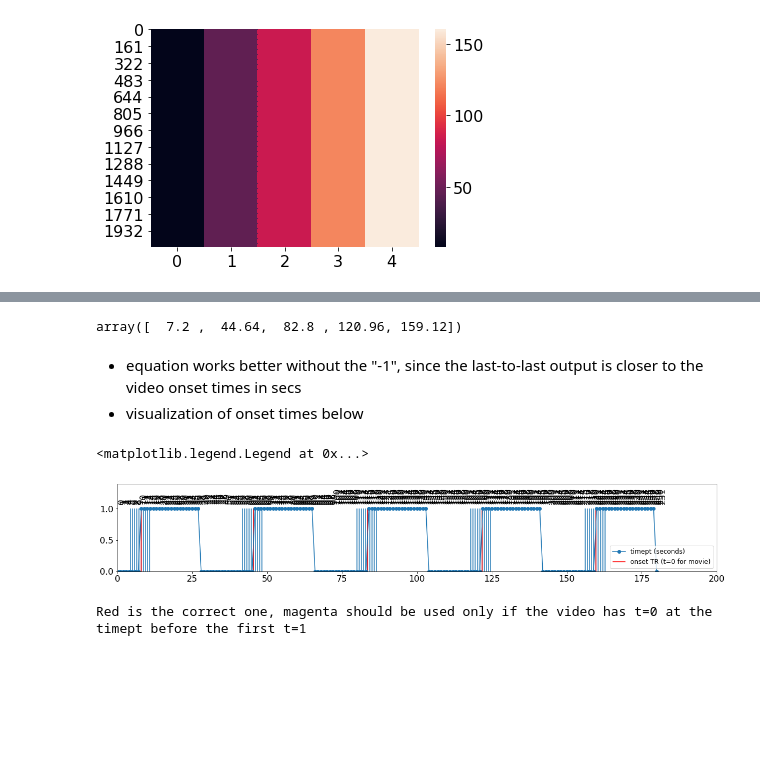
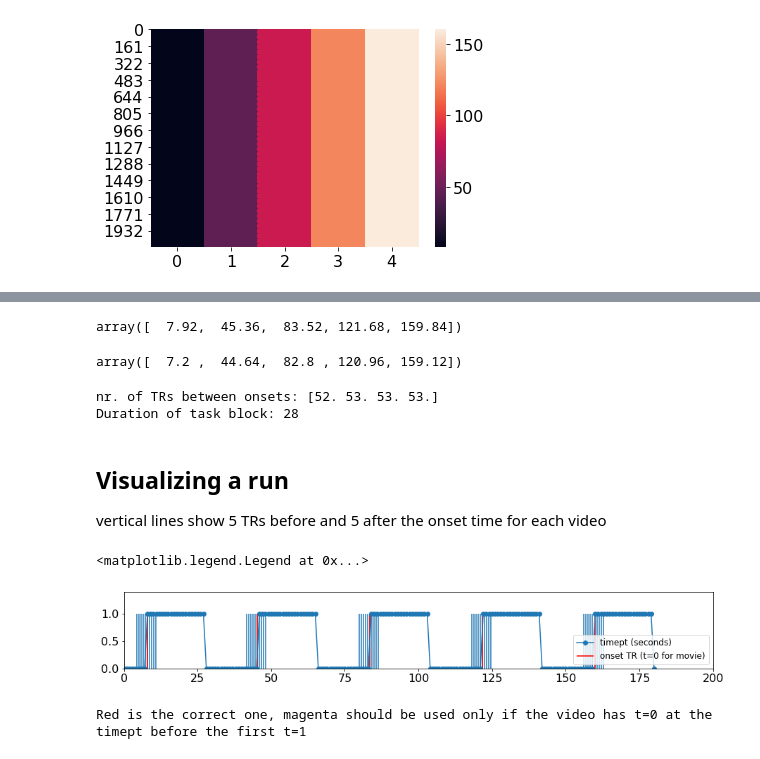
Before and after one commit to rvarrier/HCP_socialtask_analysis, a Jupyter notebook: fMRI/fmri_preprocessing/1_fMRI_data_extraction_temporal_preprocessing.ipynb, the cells around one changed output, grey strips where cells are left out. Drawn from its saved outputs; the diff is of its cells as text; code cells hidden in the pictures; blank space fills up the shorter version.

```diff
--- a/fMRI/fmri_preprocessing/1_fMRI_data_extraction_temporal_preprocessing.ipynb
+++ b/fMRI/fmri_preprocessing/1_fMRI_data_extraction_temporal_preprocessing.ipynb
@@ -231,2 +246,6 @@ array([  7.92,  45.36,  83.52, 121.68, 159.84])
+# %%
+(vid_onsets_imagenr)*tr
+# %% [output]
+array([  7.92,  45.36,  83.52, 121.68, 159.84])
 # %%
 (vid_onsets_imagenr-1)*tr # alternate algorithm, going back one additional image.
@@ -234,28 +253,37 @@ array([  7.92,  45.36,  83.52, 121.68, 159.84])
 # %% [output]
 array([  7.2 ,  44.64,  82.8 , 120.96, 159.12])
-# %% [markdown]
-- equation works better without the "-1", since the last-to-last output is closer to the video onset times in secs
-- visualization of onset times below
+# %%
+print('nr. of TRs between onsets:',np.diff(vid_onsets_imagenr)) # sanity check: are the distances between onset images the same?
+
+l_task = int(np.round(task_duration_secs/tr))  # duration measured in nr of images = 28 for 20s
+print('Duration of task block:', l_task)
+# %% [output]
+nr. of TRs between onsets: [52. 53. 53. 53.]
+Duration of task block: 28
+# %% [markdown]
+## Visualizing a run
+
+vertical lines show 5 TRs before and 5 after the onset time for each video
 # %%
 x = np.zeros((181,))
 for i in range(len(vid_onsets_in_sec)):
     x[int(vid_onsets_in_sec[i]):int(vid_onsets_in_sec[i])+20] = 1
-plt.figure(1,figsize = (20,3))
+plt.figure(1,figsize = (15,2))
 plt.plot(x,marker = 'o', label = 'timept (seconds)')
 x_ims = [tr*i for i in range(int(np.ceil(181/tr)))]
 x_ims
 for i in vid_onsets_imagenr:
     i = int(i)
     plt.vlines(x_ims[i-5:i+5],-1,1) # vertical lines 5 TRs before and after
 plt.vlines(vid_onsets_imagenr*tr,-1,1,color = 'r', label = 'onset TR (t=0 for movie)')
 #plt.vlines(vid_onsets_imagenr*tr-1,-1,1,color = 'magenta', label = 'onset TR-1')
 
-for i in range(len(x_ims)):
-    plt.text(x_ims[i],1.1,i,rotation=90)
+#for i in range(len(x_ims)):
+#    plt.text(x_ims[i],1.1,i,rotation=90)
 plt.ylim(0,1.4)
 plt.xlim(0,200)
 plt.legend(loc = 'lower right',fontsize = 12)
 # %% [output]
 <matplotlib.legend.Legend at 0x...>
-[figure, old version]
+[figure, new version]
 # %%
```
Also changed, not shown: parts of 47 cells of this notebook, 5 other files.
